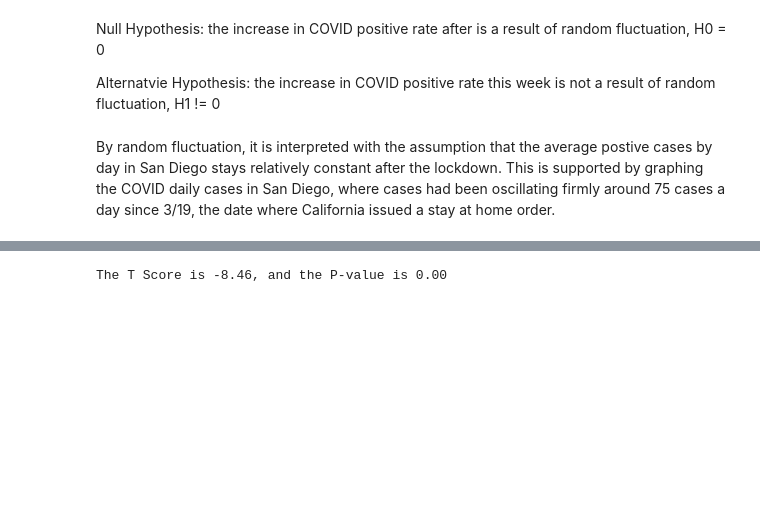
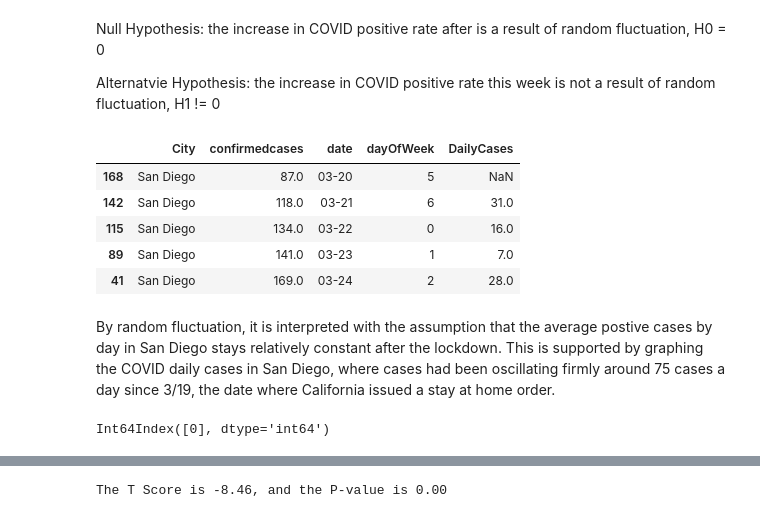
Before and after one commit to waychang626/Summer-2020-Projects-, a Jupyter notebook: COVID19-Project/COVID_SD.ipynb, the cells around one changed output, grey strips where cells are left out. Saved outputs shown, nothing was run; the diff lists cells and outputs as text; code cells hidden in the pictures; blank space fills up the shorter version.

```diff
--- a/COVID19-Project/COVID_SD.ipynb
+++ b/COVID19-Project/COVID_SD.ipynb
@@ -278,6 +269,15 @@ San Diego entered phase 2 of reopening at 6/12. This includes the reopenning of
 Null Hypothesis: the increase in COVID positive rate after is a result of random fluctuation, H0 = 0
 
 Alternatvie Hypothesis: the increase in COVID positive rate this week is not a result of random fluctuation, H1 != 0
+# %%
+df_sd.head()
+# %% [output]
+|  | City | confirmedcases | date | dayOfWeek | DailyCases |
+| 168 | San Diego | 87.0 | 03-20 | 5 | NaN |
+| 142 | San Diego | 118.0 | 03-21 | 6 | 31.0 |
+| 115 | San Diego | 134.0 | 03-22 | 0 | 16.0 |
+| 89 | San Diego | 141.0 | 03-23 | 1 | 7.0 |
+| 41 | San Diego | 169.0 | 03-24 | 2 | 28.0 |
 # %% [markdown]
 By random fluctuation, it is interpreted with the assumption that the average postive cases by day in San Diego stays relatively constant after the lockdown. This is supported by graphing the COVID daily cases in San Diego, where cases had been oscillating firmly around 75 cases a day since 3/19, the date where California issued a stay at home order.
 # %%
@@ -295,6 +295,10 @@ df_sd_stay_at_home = df_sd.iloc[start[0]: end[0]]
 
 ## get the df for reopening
 df_sd_reopen = df_sd.iloc[end[0]:]
+# %%
+start
+# %% [output]
+Int64Index([0], dtype='int64')
 # %%
 ## get pv table for daily averages per day of week for df_stay_at_home and df_reopen
 pv_weekday_sd_stay_at_home = df_sd_stay_at_home.pivot_table(index = 'dayOfWeek', values = 'DailyCases')
```
Also changed, not shown: parts of 12 cells of this notebook.
